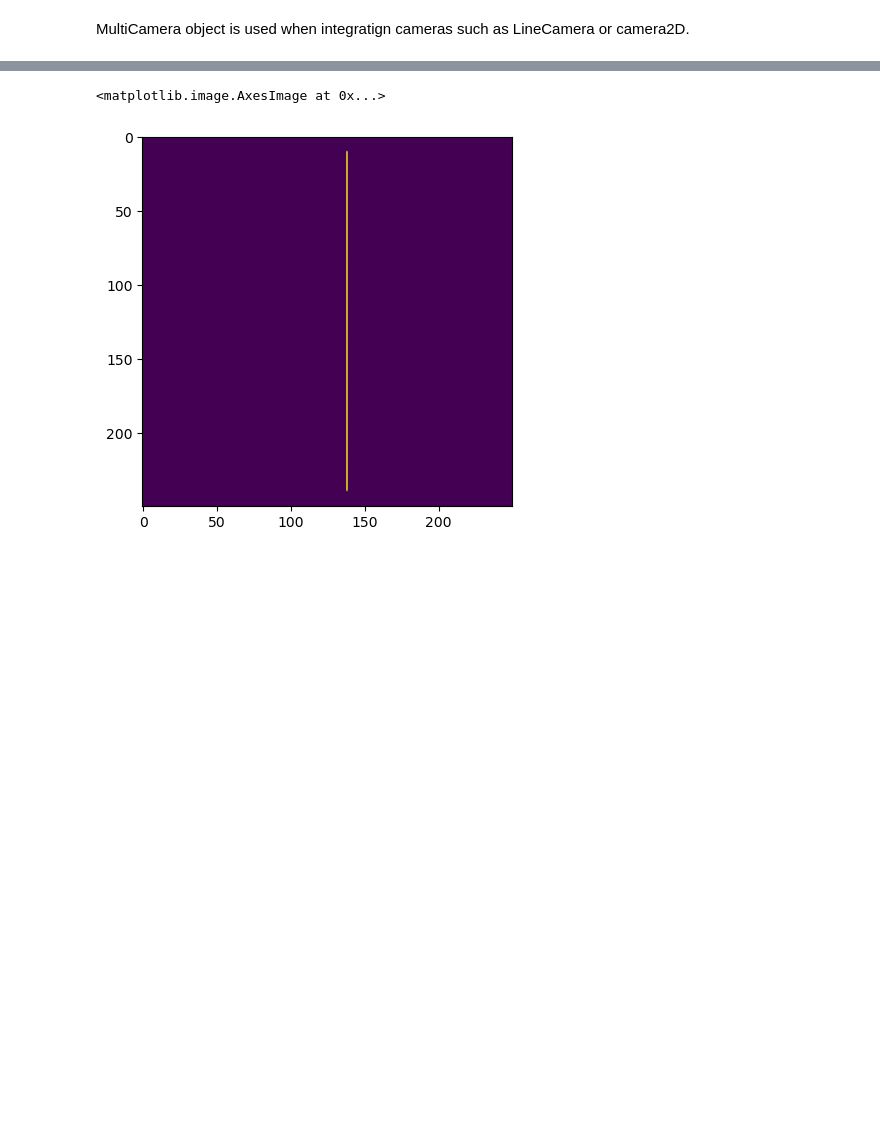
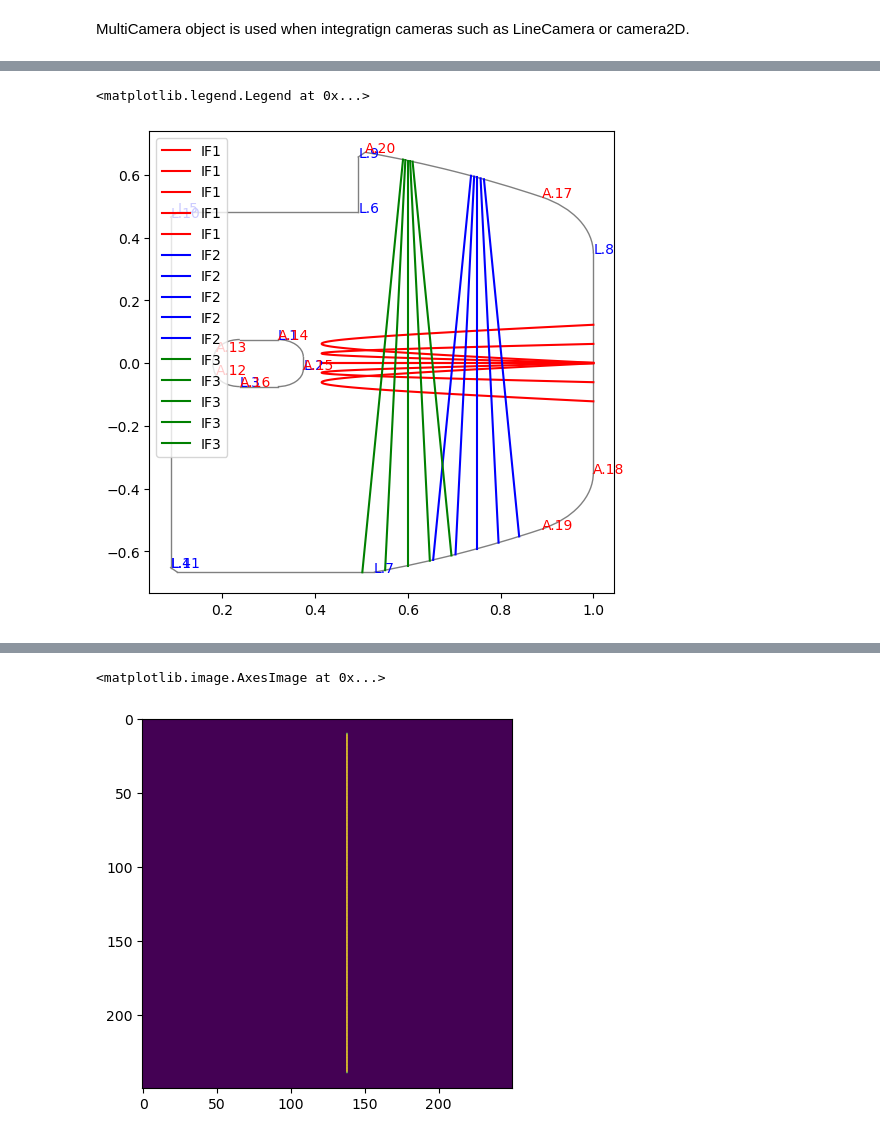
Before and after one commit to UedaKenji/ZRay, a Jupyter notebook: sample/example_for_RT1.ipynb, the cells around one changed output, grey strips where cells are left out. Drawn from its saved outputs; the diff is of its cells as text; code cells hidden in the pictures; blank space fills up the shorter version.

```diff
--- a/sample/example_for_RT1.ipynb
+++ b/sample/example_for_RT1.ipynb
@@ -93,27 +93,27 @@ theta = np.arctan(0.45/1)
 IF1  = zray.measurement.LineCamera(
     location=(1.01, 0, 0.0),   # 例：x=150 の位置
     direction=(-np.cos(theta), np.sin(theta), 0),     # 中心軸は負の x 方向
-    sensor_size=(0.0),                 # センサーサイズ [mm]（例）
-    resolution=1,                      # 解像度
-    focal_length=0.06,                         # 焦点距離 [mm]（例）
+    sensor_size=(0.01),                 # センサーサイズ [m]（例）
+    resolution=5,                      # 解像度
+    focal_length=0.06,                         # 焦点距離 [m]（例）
 )
 
 
 IF2  = zray.measurement.LineCamera(
     location=(0.75, 0.0, 0.8),   # 例：x=150 の位置
     direction=(0.0, 0., -1),     # 中心軸は負の x 方向
-    sensor_size=(0.0),                 # センサーサイズ [mm]（例）
-    resolution=1,                      # 解像度
-    focal_length=0.06,                         # 焦点距離 [mm]（例）
+    sensor_size=(0.01),                 # センサーサイズ [m]（例）
+    resolution=5,                      # 解像度
+    focal_length=0.06,                         # 焦点距離 [m]（例）
 )
 
 
 IF3  = zray.measurement.LineCamera(
     location=(0.6, 0.0, 0.8),   # 例：x=150 の位置
     direction=(0.0, 0., -1),     # 中心軸は負の x 方向
-    sensor_size=(0.0),                 # センサーサイズ [mm]（例）
-    resolution=1,                      # 解像度
-    focal_length=0.06,                         # 焦点距離 [mm]（例）
+    sensor_size=(0.01),                 # センサーサイズ [m]（例）
+    resolution=5,                      # 解像度
+    focal_length=0.06,                         # 焦点距離 [m]（例）
 )
 # %% [output]
 focal_length: 0.06
@@ -175,0 +184,25 @@ model.main(nreflections=1,pass_through_first=True)
+# %%
+r,z = model.rays[1].generate_rz()
+r.shape
+
+
+fig,ax = plt.subplots(figsize=(6,6))
+rt1_vessel.plot(label=True, ax=ax)
+cmap = plt.get_cmap("tab10")
+
+
+
+_slice = IF_sum.slice(0)
+ax.plot(r[_slice,:].T,z[_slice,:].T, color='red', label=f'IF1')
+
+_slice = IF_sum.slice(1)
+ax.plot(r[_slice,:].T,z[_slice,:].T, color='blue', label=f'IF2')
+
+_slice = IF_sum.slice(2)
+ax.plot(r[_slice,:].T,z[_slice,:].T, color='green', label=f'IF3')
+
+
+plt.legend()
+# %% [output]
+<matplotlib.legend.Legend at 0x...>
+[figure, added]
```
Also changed, not shown: parts of 5 cells of this notebook, 3 other files.
